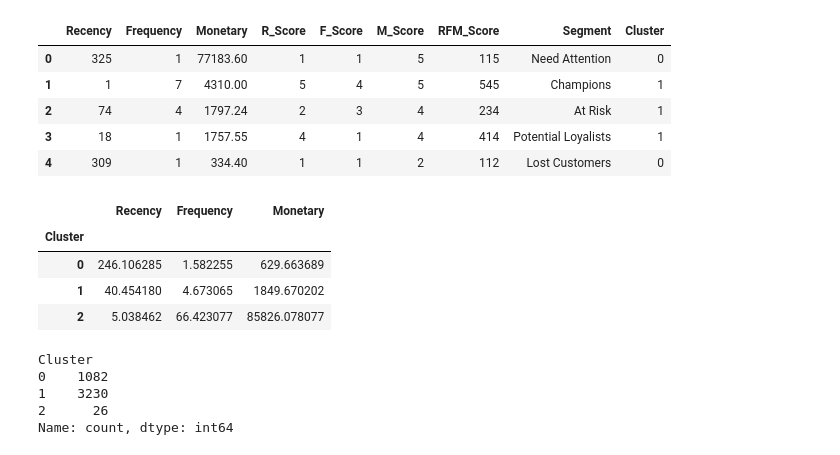
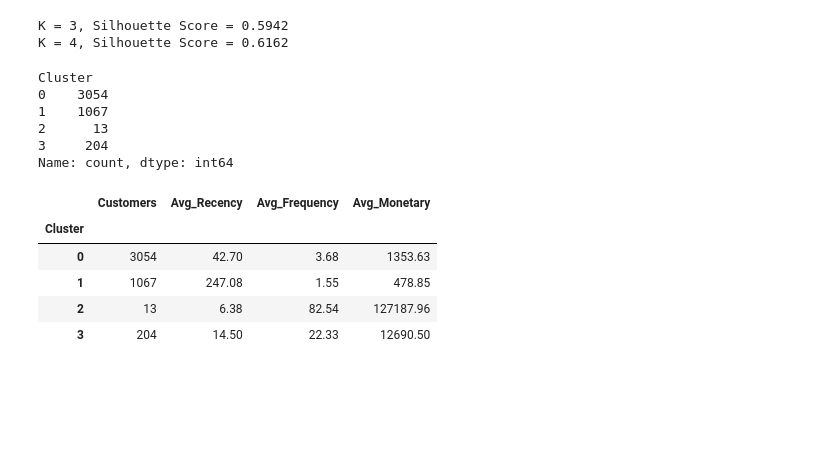
Before and after one commit to faisaltechai/Retail-Pulse, a Jupyter notebook: notebooks/05_customer_segmentation.ipynb, the cells around one changed output. Saved outputs shown, nothing was run; the diff lists cells and outputs as text; code cells hidden in the pictures; blank space fills up the shorter version.

```diff
--- a/notebooks/05_customer_segmentation.ipynb
+++ b/notebooks/05_customer_segmentation.ipynb
@@ -22,3 +12,3 @@ Index(['Recency', 'Frequency', 'Monetary', 'R_Score', 'F_Score', 'M_Score',
       dtype='object')
 # %%
-rfm_features = df[['Recency','Frequency','Monetary']]
+clustering_features = df[['Recency','Frequency','Monetary']]
@@ -37,3 +15,4 @@ rfm_features.describe()
 # %%
 from sklearn.preprocessing import StandardScaler
 scaler = StandardScaler()
+scaled_features = scaler.fit_transform(clustering_features)
@@ -119,41 +42,43 @@ K = 10: Silhouette Score = 0.479
+# %%
+from sklearn.cluster import KMeans
+from sklearn.metrics import silhouette_score
+
+for k in [3, 4]:
+    kmeans = KMeans(n_clusters=k, random_state=42, n_init=10)
+    labels = kmeans.fit_predict(scaled_features)
+
+    score = silhouette_score(scaled_features, labels)
+
+    print(f"K = {k}, Silhouette Score = {score:.4f}")
+# %% [output]
+K = 3, Silhouette Score = 0.5942
+K = 4, Silhouette Score = 0.6162
 # %%
-kmeans = KMeans(
-    n_clusters=3,
-    random_state=42,
-    n_init=10
-)
+kmeans = KMeans(n_clusters=4, random_state=42, n_init=10)
 
-df['Cluster'] = kmeans.fit_predict(rfm_scaled)
+df['Cluster'] = kmeans.fit_predict(scaled_features)
 
-df.head()
+df['Cluster'].value_counts().sort_index()
 # %% [output]
-|  | Recency | Frequency | Monetary | R_Score | F_Score | M_Score | RFM_Score | Segment | Cluster |
-| 0 | 325 | 1 | 77183.60 | 1 | 1 | 5 | 115 | Need Attention | 0 |
-| 1 | 1 | 7 | 4310.00 | 5 | 4 | 5 | 545 | Champions | 1 |
-| 2 | 74 | 4 | 1797.24 | 2 | 3 | 4 | 234 | At Risk | 1 |
-| 3 | 18 | 1 | 1757.55 | 4 | 1 | 4 | 414 | Potential Loyalists | 1 |
-| 4 | 309 | 1 | 334.40 | 1 | 1 | 2 | 112 | Lost Customers | 0 |
+Cluster
+0    3054
+1    1067
+2      13
+3     204
+Name: count, dtype: int64
 # %%
-cluster_summary = df.groupby('Cluster')[[
-    'Recency',
-    'Frequency',
-    'Monetary'
-]].mean()
+cluster_summary = df.groupby('Cluster').agg(
+    Customers=('Recency', 'count'),
+    Avg_Recency=('Recency', 'mean'),
+    Avg_Frequency=('Frequency', 'mean'),
+    Avg_Monetary=('Monetary', 'mean')
+).round(2)
 
 cluster_summary
 # %% [output]
-|  | Recency | Frequency | Monetary |
-| Cluster |  |  |  |
-| 0 | 246.106285 | 1.582255 | 629.663689 |
-| 1 | 40.454180 | 4.673065 | 1849.670202 |
-| 2 | 5.038462 | 66.423077 | 85826.078077 |
+|  | Customers | Avg_Recency | Avg_Frequency | Avg_Monetary |
+| Cluster |  |  |  |  |
+| 0 | 3054 | 42.70 | 3.68 | 1353.63 |
+| 1 | 1067 | 247.08 | 1.55 | 478.85 |
+| 2 | 13 | 6.38 | 82.54 | 127187.96 |
+| 3 | 204 | 14.50 | 22.33 | 12690.50 |
-# %%
-cluster_counts = df['Cluster'].value_counts().sort_index()
-
-cluster_counts
-# %% [output]
-Cluster
-0    1082
-1    3230
-2      26
-Name: count, dtype: int64
```
Also changed, not shown: parts of 16 cells of this notebook, 13 other files.
